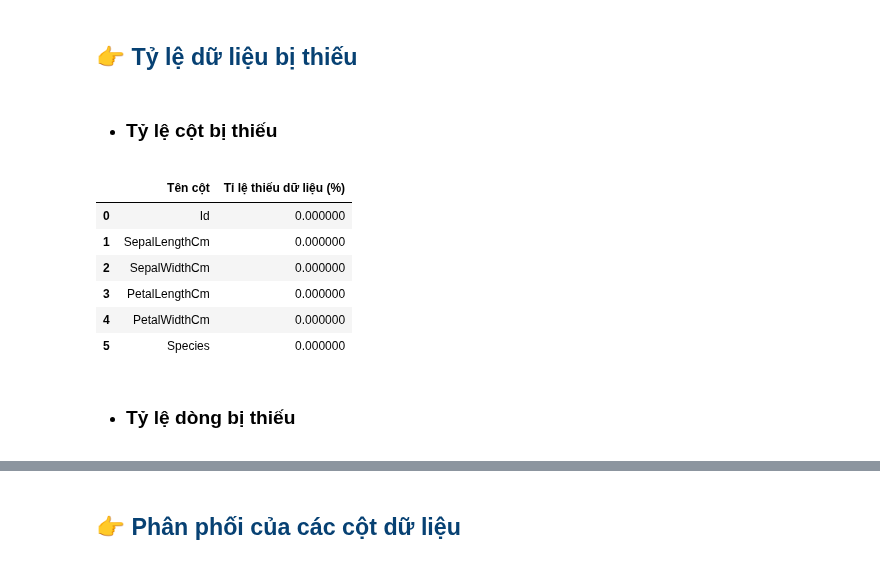
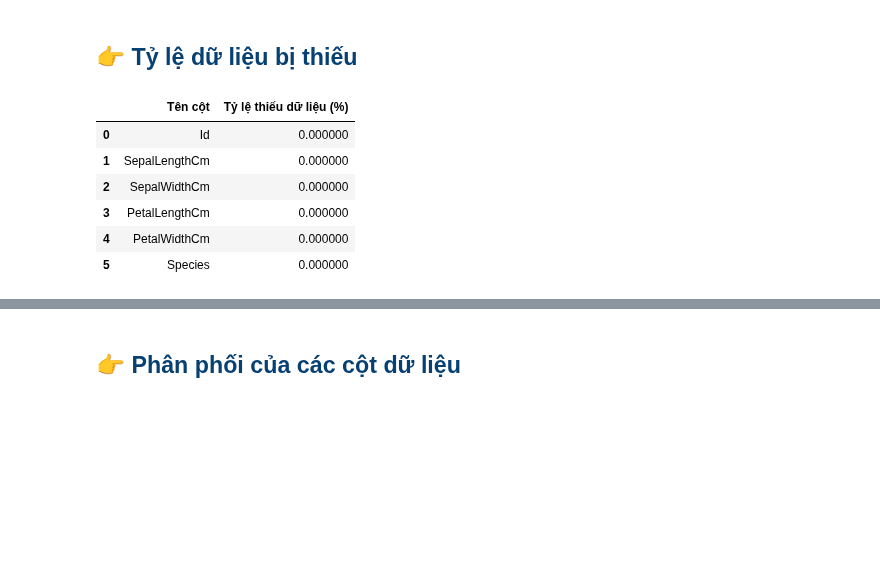
Before and after one commit to duongtruongbinh/Data-Visualization-Labs, a Jupyter notebook: Lab 3/Source/21127115_21127229_21127616.ipynb, the cells around one changed output, grey strips where cells are left out. Drawn from its saved outputs; the diff is of its cells as text; code cells hidden in the pictures; blank space fills up the shorter version.

```diff
--- a/Lab 3/Source/21127115_21127229_21127616.ipynb
+++ b/Lab 3/Source/21127115_21127229_21127616.ipynb
@@ -55,6 +50,6 @@ warnings.simplefilter(action='ignore', category=UserWarning)
 # %%
 # read data iris in folder data
-df = pd.read_csv('../data/iris.csv')
+df = pd.read_csv('../data/Iris.csv')
 df.sample(5)
 # %% [output]
 |  | Id | SepalLengthCm | SepalWidthCm | PetalLengthCm | PetalWidthCm | Species |
@@ -112,21 +116,16 @@ Tập dữ liệu `Iris.csv` chứa 150 dòng và 5 cột, mỗi dòng tương
 # <div style="padding:20px;color:white;margin:0;font-size:35px;font-family:Verdana;text-align:left;display:fill;border-radius:5px;background-color:#254E58;overflow:hidden"><b>B. Phân tích tổng quan dữ liệu</b></div>
 # %% [markdown]
 ## <span style='color:#074173'> <b> 👉 Tỷ lệ dữ liệu bị thiếu </b> </span>
-# %% [markdown]
-- ### Tỷ lệ cột bị thiếu
 # %%
 missing_rates = df.isna().sum() / len(df) * 100
-missing_rates_df = pd.DataFrame({'Tên cột': missing_rates.index, 'Tỉ lệ thiếu dữ liệu (%)': missing_rates.values})
-missing_rates_df = missing_rates_df.sort_values(by="Tỉ lệ thiếu dữ liệu (%)", ascending=False)
-missing_rates_df.style.background_gradient(cmap='Reds', subset=['Tỉ lệ thiếu dữ liệu (%)'])
-# missing_rates_df.style.bar(subset=['Tỉ lệ thiếu dữ liệu (%)'], color='#d65f5f')
+missing_rates_df = pd.DataFrame({'Tên cột': missing_rates.index, 'Tỷ lệ thiếu dữ liệu (%)': missing_rates.values})
+missing_rates_df = missing_rates_df.sort_values(by="Tỷ lệ thiếu dữ liệu (%)", ascending=False)
+missing_rates_df.style.background_gradient(cmap='Reds', subset=['Tỷ lệ thiếu dữ liệu (%)'])
 # %% [output]
-|  | Tên cột | Tỉ lệ thiếu dữ liệu (%) |
+|  | Tên cột | Tỷ lệ thiếu dữ liệu (%) |
 | 0 | Id | 0.000000 |
 | 1 | SepalLengthCm | 0.000000 |
 | 2 | SepalWidthCm | 0.000000 |
 | 3 | PetalLengthCm | 0.000000 |
 | 4 | PetalWidthCm | 0.000000 |
 | 5 | Species | 0.000000 |
-# %% [markdown]
-- ### Tỷ lệ dòng bị thiếu
```
Also changed, not shown: parts of 32 cells of this notebook.
